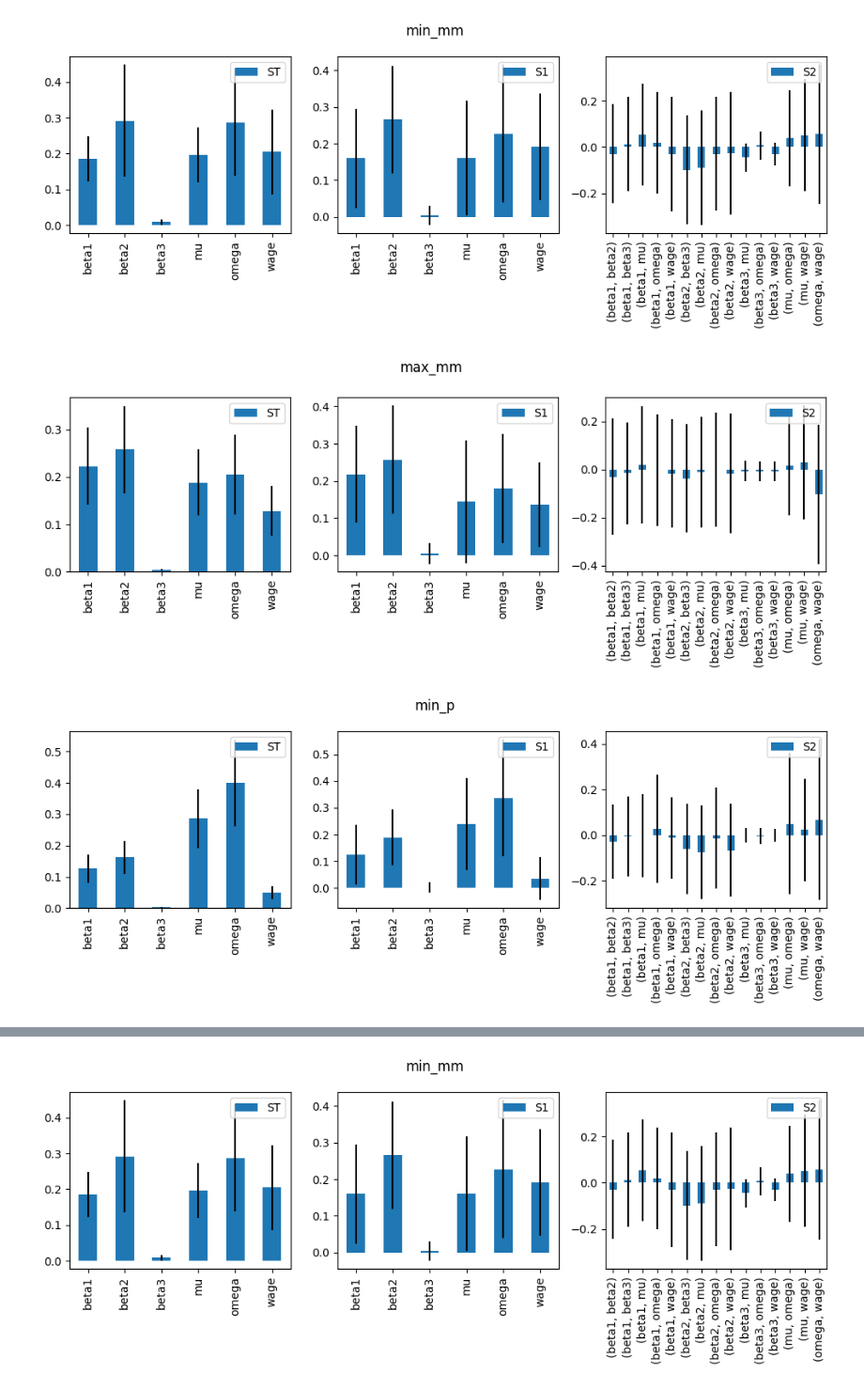
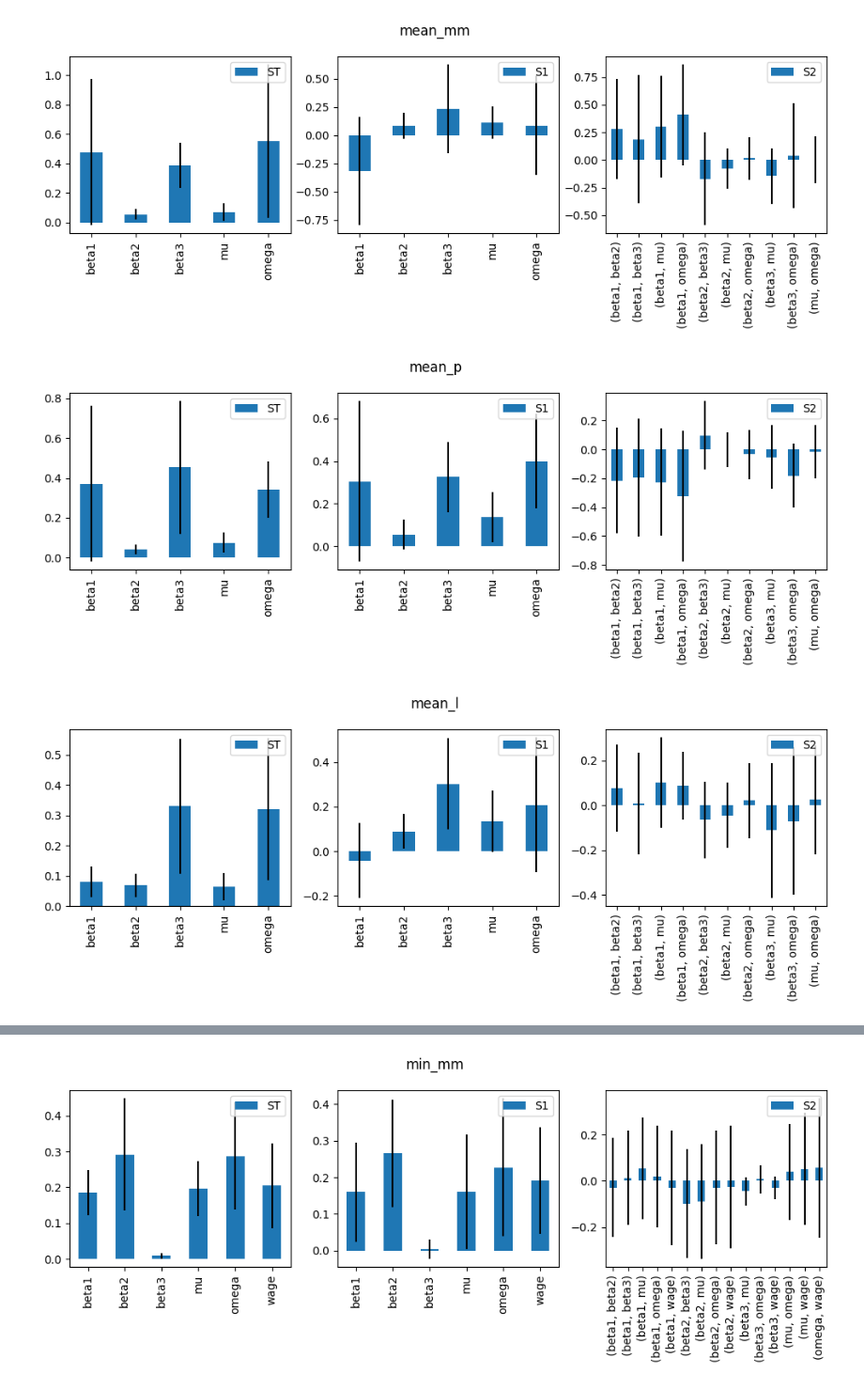
Before and after one commit to anuscabc/markdown_estimation, a Jupyter notebook: sensitivity/sensitivity_indices.ipynb, the cells around one changed output, grey strips where cells are left out. Shown at 94% size. Cells and saved outputs as stored; diff of their text form; code cells hidden in the pictures.

```diff
--- a/sensitivity/sensitivity_indices.ipynb
+++ b/sensitivity/sensitivity_indices.ipynb
@@ -12,32 +12,50 @@ Y = df_out.to_numpy()
 # %%
 seed = 1234
 # %%
-param_names = ['beta1', 'beta2', 'beta3', 'mu', 'omega', 'wage']
-param_bounds = [[1., 3.], [-0.9, -0.5], [-0.4, -0.2], [0.2, 1], [0.45, 1.], [3., 6.]]
+param_names = ['beta1', 'beta2', 'beta3', 'mu', 'omega']
+param_bounds = [[1., 3.], [-1., -0.1], [-1., -0.1], [0.2, 1], [0.1, 1.]]
 problem = {
     'num_vars': len(param_names),
     'names': param_names,
     'bounds': param_bounds
 }
 # %%
-dep_vars = ['min_mm', 'max_mm', 'min_p', 'max_p', 'min_l', 'max_l']
+# dep_vars = ['min_mm', 'max_mm', 'min_p', 'max_p', 'min_l', 'max_l']
+dep_vars = ['mean_mm', 'mean_p', 'mean_l']
+
 for i, name in zip(range(len(dep_vars)), dep_vars):
 
     Si_sobol = sobol.analyze(
                         problem,
                         Y[:, i],
                         calc_second_order=True,
                         print_to_console=False,
                         seed=1234
                     )
 
     axes = Si_sobol.plot()
     fig = plt.gcf()  # get current figure
     fig.set_size_inches(10, 4)
     fig.suptitle(f'{name}')
     plt.tight_layout()
+    plt.savefig('sen.pdf')
     plt.show()
+
+# Si_sobol = sobol.analyze(
+#                         problem,
+#                         Y[:, 0],
+#                         calc_second_order=True,
+#                         print_to_console=False,
+#                         seed=1234
+#                     )
+
+# fig_l = Si_sobol.plot()
+# fig.set_size_inches(10, 4)
+# fig.suptitle(f'{name}')
+# plt.tight_layout()
+# plt.savefig('sensitivity_l.pdf')
+# plt.show()
 # %% [output]
-[figure, old version]
+[figure, new version]
-[figure, old version]
+[figure, new version]
-[figure, old version]
+[figure, new version]
```
Also changed, not shown: parts of 3 cells of this notebook, 17 other files.
